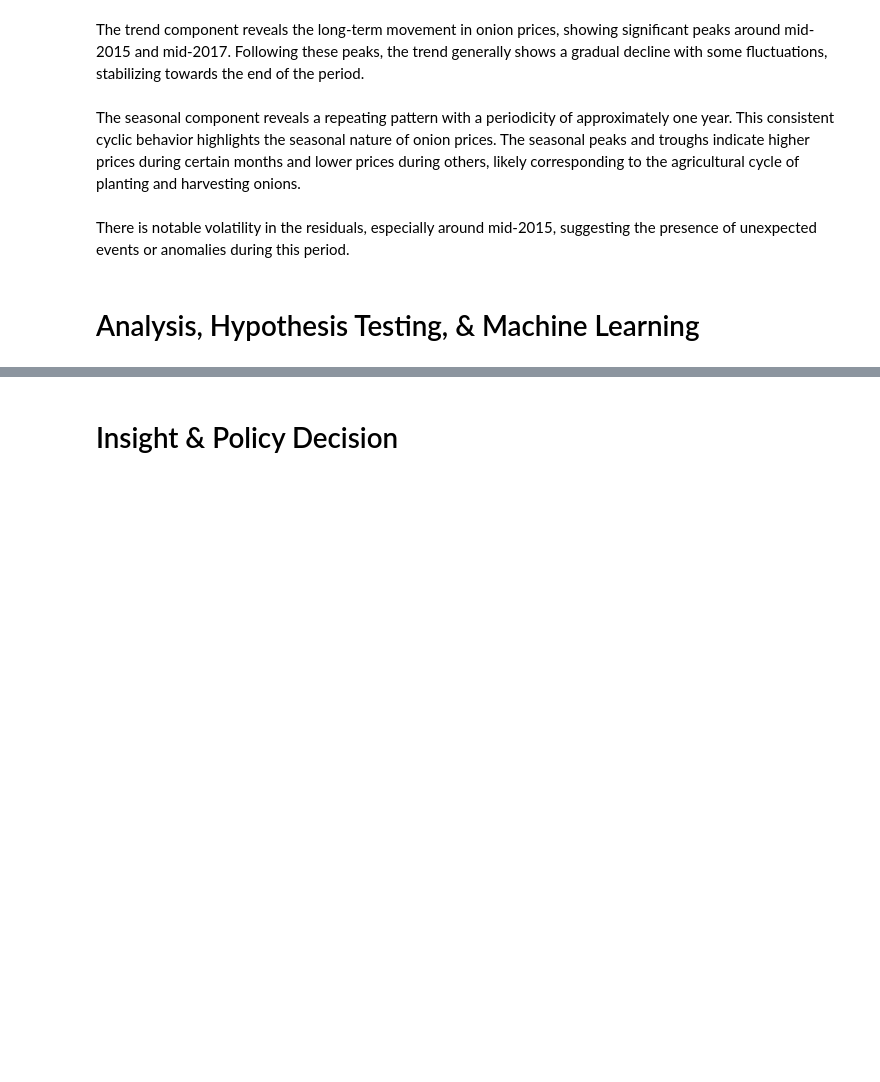
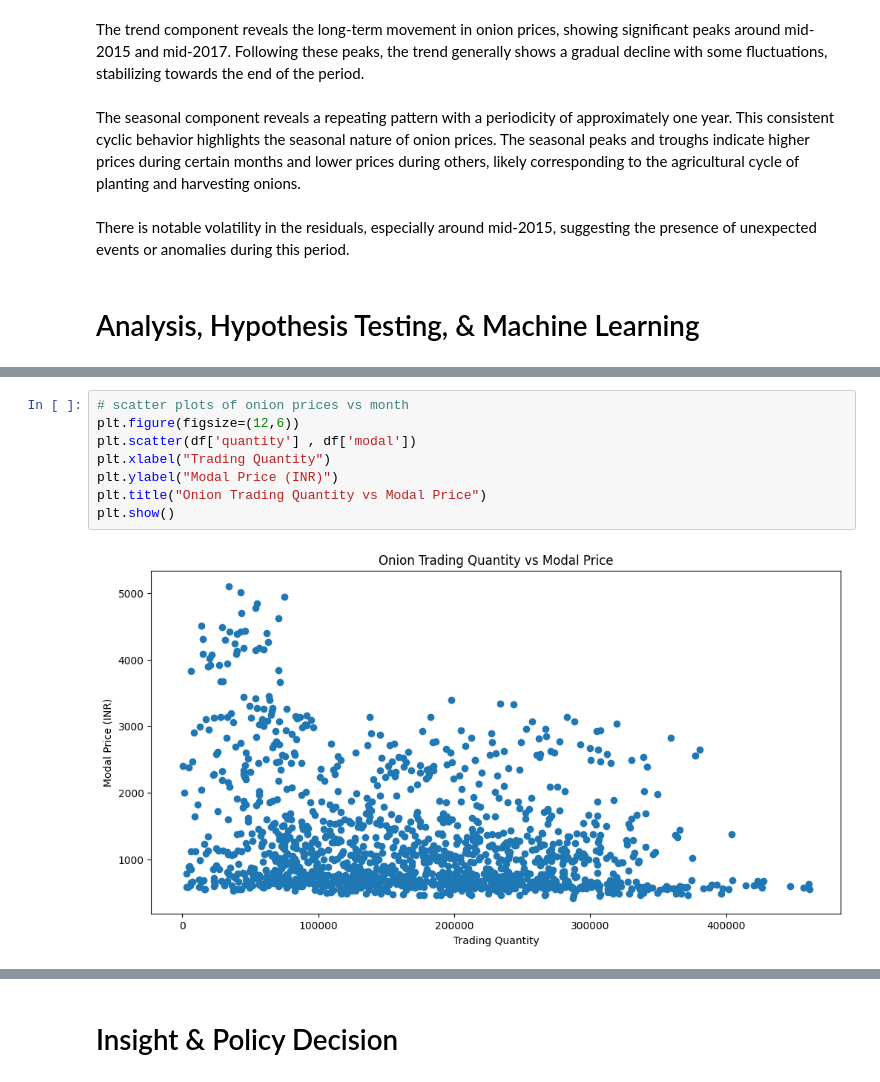
Before and after one commit to 4Delta6/4Delta6.github.io, a Jupyter notebook: final.ipynb, the cells around one changed output, grey strips where cells are left out. Cells and saved outputs as stored; diff of their text form; blank space fills up the shorter version.

```diff
--- a/final.ipynb
+++ b/final.ipynb
@@ -172,0 +196,10 @@ Based on the ADF test results, with a p-value of 0.068, we fail to reject the nu
+# %%
+# scatter plots of onion prices vs month
+plt.figure(figsize=(12,6))
+plt.scatter(df['quantity'] , df['modal'])
+plt.xlabel("Trading Quantity")
+plt.ylabel("Modal Price (INR)")
+plt.title("Onion Trading Quantity vs Modal Price")
+plt.show()
+# %% [output]
+[figure, added]
```
Also changed, not shown: parts of 19 cells of this notebook.
